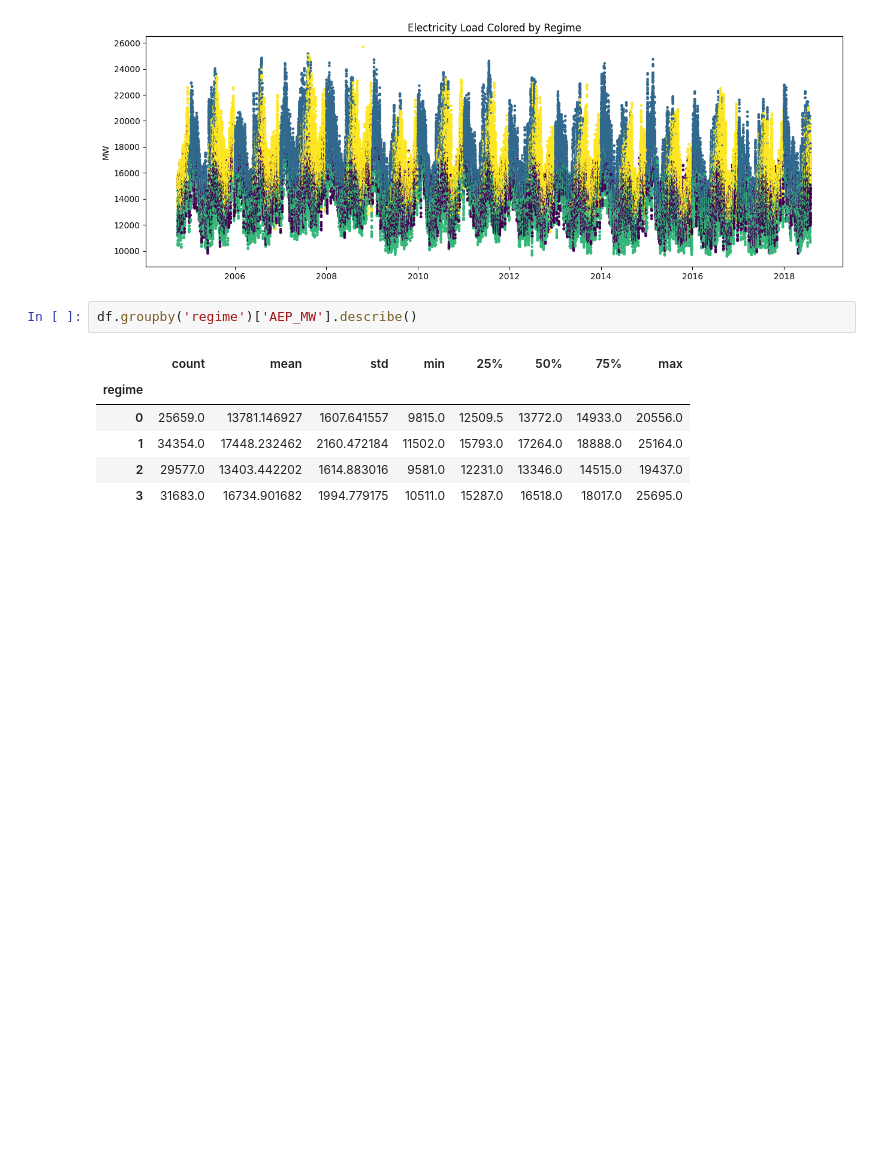
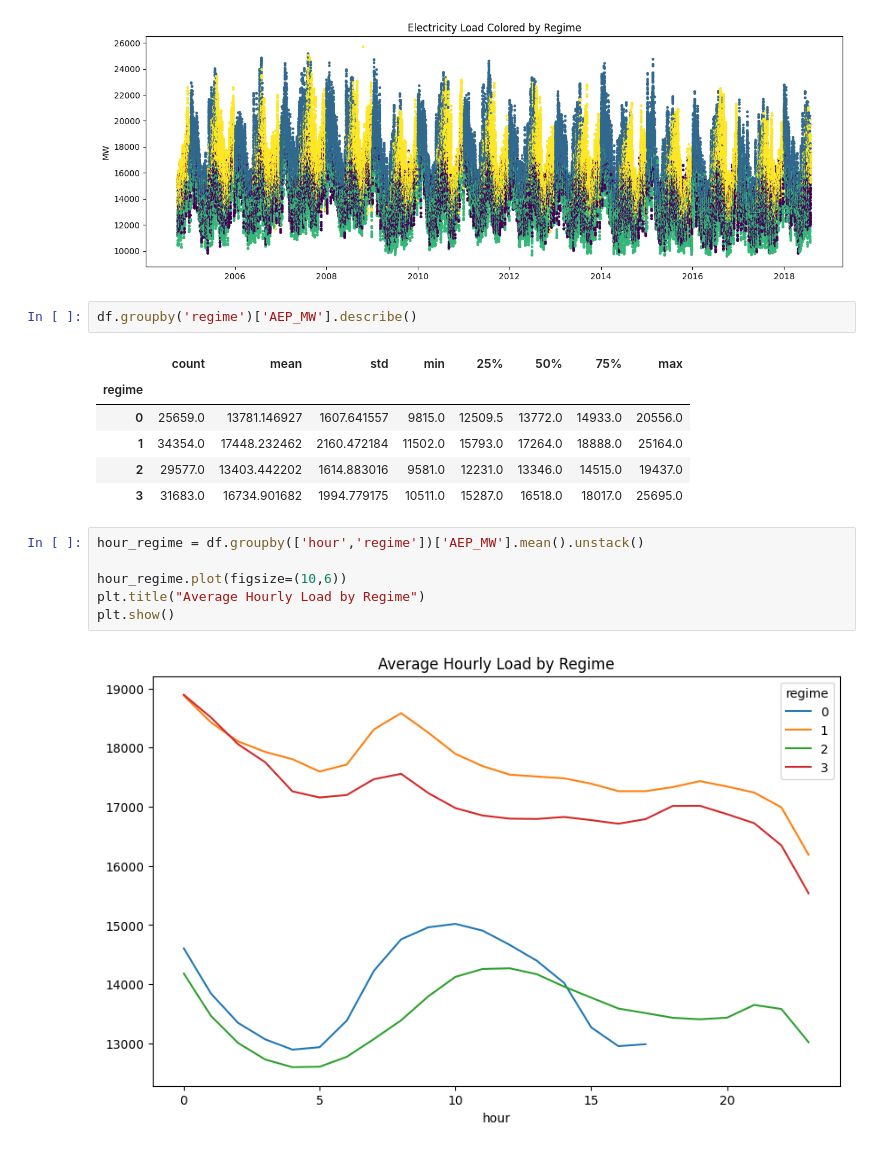
Before and after one commit to Nehemiahmageto/Car-Damage-Detection, a Jupyter notebook: new_model.ipynb, the cells around one changed output. Saved outputs shown, nothing was run; the diff lists cells and outputs as text; blank space fills up the shorter version.

```diff
--- a/new_model.ipynb
+++ b/new_model.ipynb
@@ -161,3 +161,11 @@ df.groupby('regime')['AEP_MW'].describe()
 | 1 | 34354.0 | 17448.232462 | 2160.472184 | 11502.0 | 15793.0 | 17264.0 | 18888.0 | 25164.0 |
 | 2 | 29577.0 | 13403.442202 | 1614.883016 | 9581.0 | 12231.0 | 13346.0 | 14515.0 | 19437.0 |
 | 3 | 31683.0 | 16734.901682 | 1994.779175 | 10511.0 | 15287.0 | 16518.0 | 18017.0 | 25695.0 |
+# %%
+hour_regime = df.groupby(['hour','regime'])['AEP_MW'].mean().unstack()
+
+hour_regime.plot(figsize=(10,6))
+plt.title("Average Hourly Load by Regime")
+plt.show()
+# %% [output]
+[figure, added]
```
